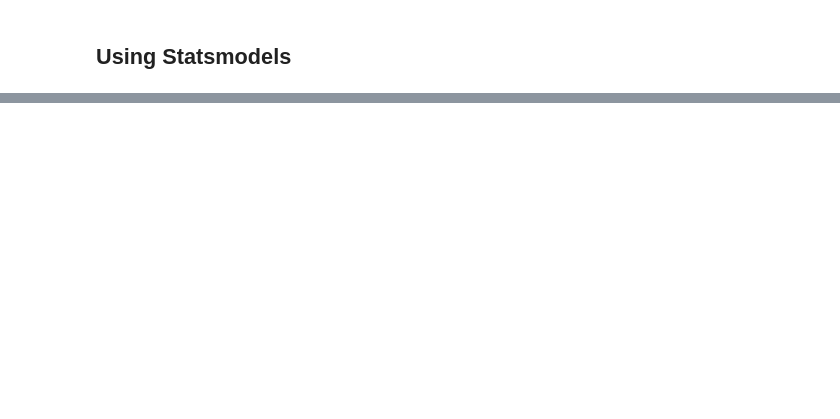
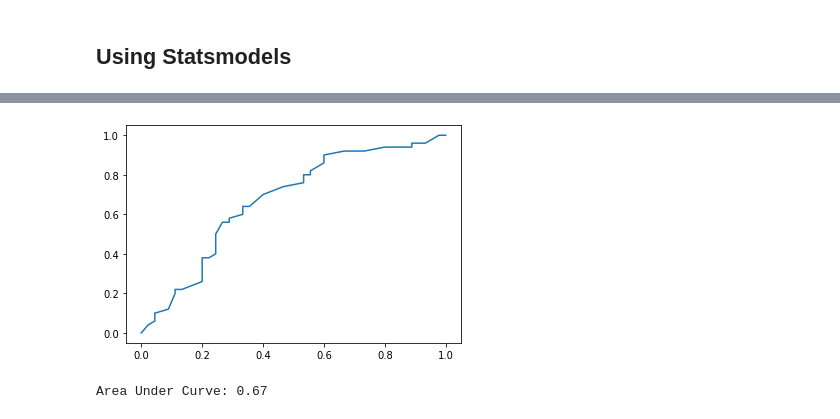
Before and after one commit to philliplagoc/Machine-Learning-Models-Blogs, a Jupyter notebook: Logistic Regression/Logistic Regression Blog.ipynb, the cells around one changed output, grey strips where cells are left out. Drawn from its saved outputs; the diff is of its cells as text; code cells hidden in the pictures; blank space fills up the shorter version.

```diff
--- a/Logistic Regression/Logistic Regression Blog.ipynb
+++ b/Logistic Regression/Logistic Regression Blog.ipynb
@@ -80,9 +150,9 @@ X = bi_df[['ses_middle', 'ses_high', 'write']]
 y = bi_df['prog']
 
 bi_model = sm.Logit(y, sm.add_constant(X))
-result = bi_model.fit()
+bi_result = bi_model.fit()
 
-print(result.summary())
+print(bi_result.summary())
 # %% [output]
 Optimization terminated successfully.
          Current function value: 0.649232
@@ -222,0 +435,17 @@ write          0.0579      0.021      2.706      0.007       0.016       0.100
+# %%
+from sklearn.metrics import roc_curve, roc_auc_score, plot_roc_curve
+
+X = bi_df[['ses_middle', 'ses_high', 'write']]
+probs = bi_result.predict(sm.add_constant(X))
+
+# Get fpr, tpr, and thresholds
+fpr, tpr, thresholds = roc_curve(Y, probs)
+
+plt.plot(fpr, tpr)
+
+plt.show()
+
+print("Area Under Curve: %.2f" % roc_auc_score(Y, probs))
+# %% [output]
+[figure, added]
+Area Under Curve: 0.67
```
Also changed, not shown: parts of 28 cells of this notebook.
